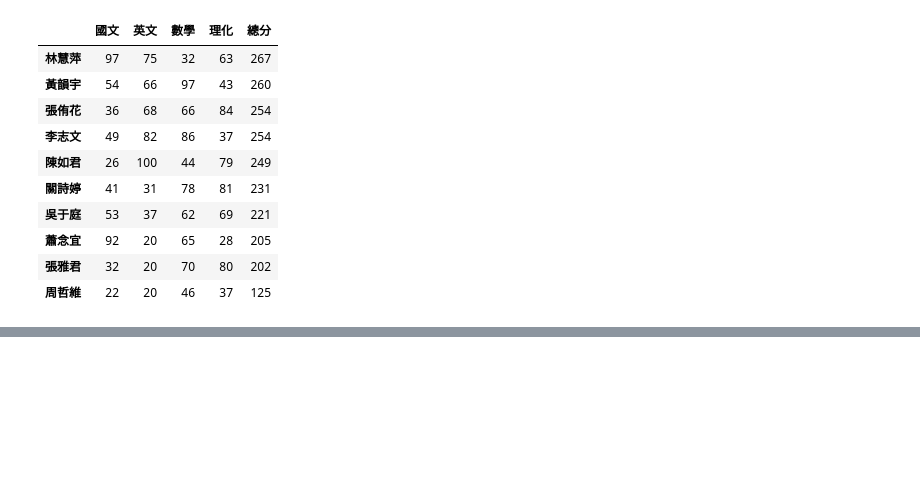
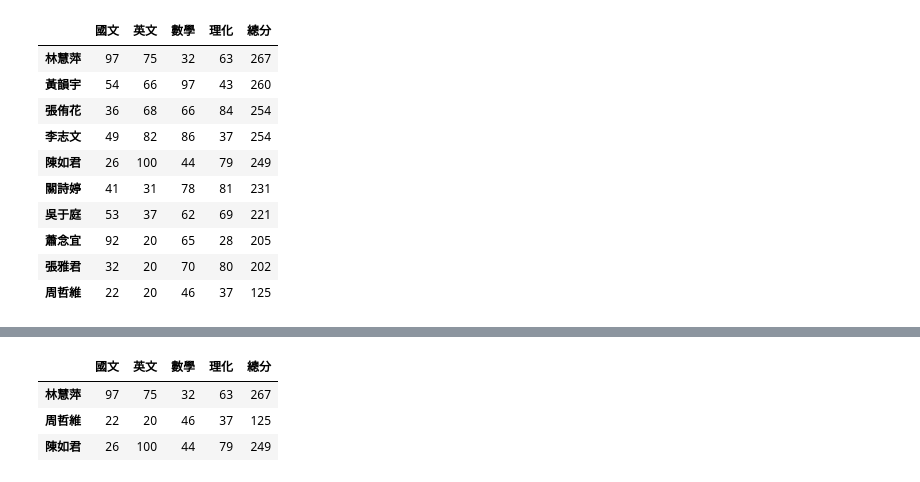
Before and after one commit to vcdemy/20230613, a Jupyter notebook: 20230725筆記.ipynb, the cells around one changed output, grey strips where cells are left out. Saved outputs shown, nothing was run; the diff lists cells and outputs as text; code cells hidden in the pictures; blank space fills up the shorter version.

```diff
--- a/20230725筆記.ipynb
+++ b/20230725筆記.ipynb
@@ -368,0 +413,7 @@ df.sort_values('總分',ascending=False)
+# %%
+df[df['數學'] < 60]
+# %% [output]
+|  | 國文 | 英文 | 數學 | 理化 | 總分 |
+| 林慧萍 | 97 | 75 | 32 | 63 | 267 |
+| 周哲維 | 22 | 20 | 46 | 37 | 125 |
+| 陳如君 | 26 | 100 | 44 | 79 | 249 |
```
Also changed, not shown: parts of 4 cells of this notebook.
